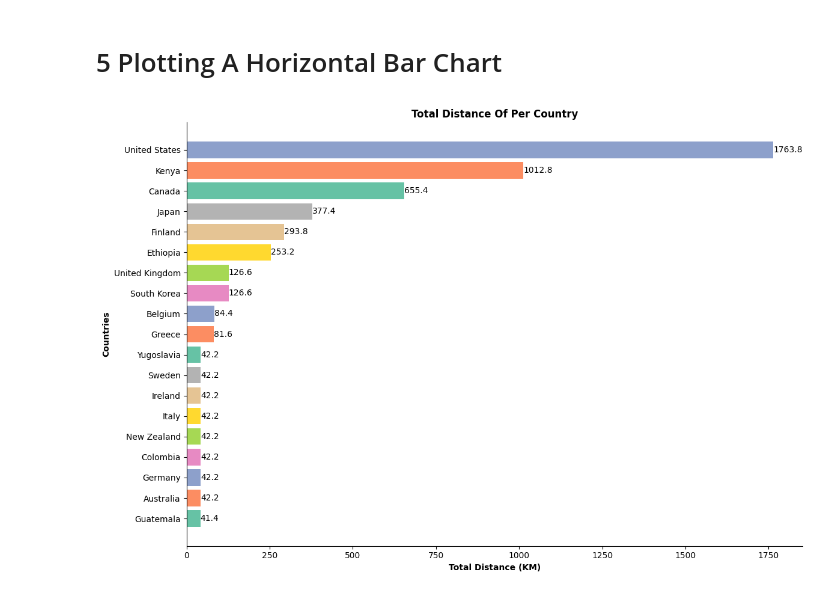
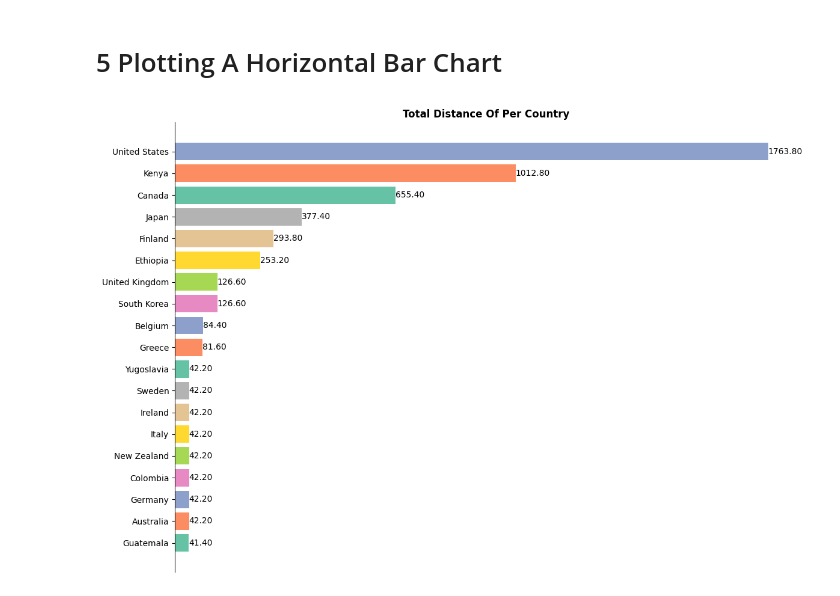
Before and after one commit to LazaroDamasceno/Data-Analyses-And-Plotting, a Jupyter notebook: boston_marathon_winners/notebook.ipynb, the cells around one changed output. Saved outputs shown, nothing was run; the diff lists cells and outputs as text; code cells hidden in the pictures.

```diff
--- a/boston_marathon_winners/notebook.ipynb
+++ b/boston_marathon_winners/notebook.ipynb
@@ -42,17 +42,16 @@ bar_height = 0.8
 # %%
 fig, ax = plt.subplots(figsize=(12, 8))
 
 bars = ax.barh(y_pos, df_pivot['value']['Distance (KM)'], bar_height, color=colors)
 
 ax.set_yticks(y_pos)
 ax.set_yticklabels(df_pivot.index)
-ax.set_xlabel("Total Distance (KM)", fontweight="bold")
-ax.set_ylabel("Countries", fontweight="bold")
 ax.set_title("Total Distance Of Per Country", fontweight="bold")
-ax.spines[['top', 'right']].set_visible(False)
-ax.bar_label(bars)
+ax.xaxis.set_visible(False)
+ax.spines[['top', 'right', 'bottom']].set_visible(False)
+ax.bar_label(bars, fmt="%.2f")
 
 plt.tight_layout()
 plt.show()
 # %% [output]
-[figure, old version]
+[figure, new version]
```
